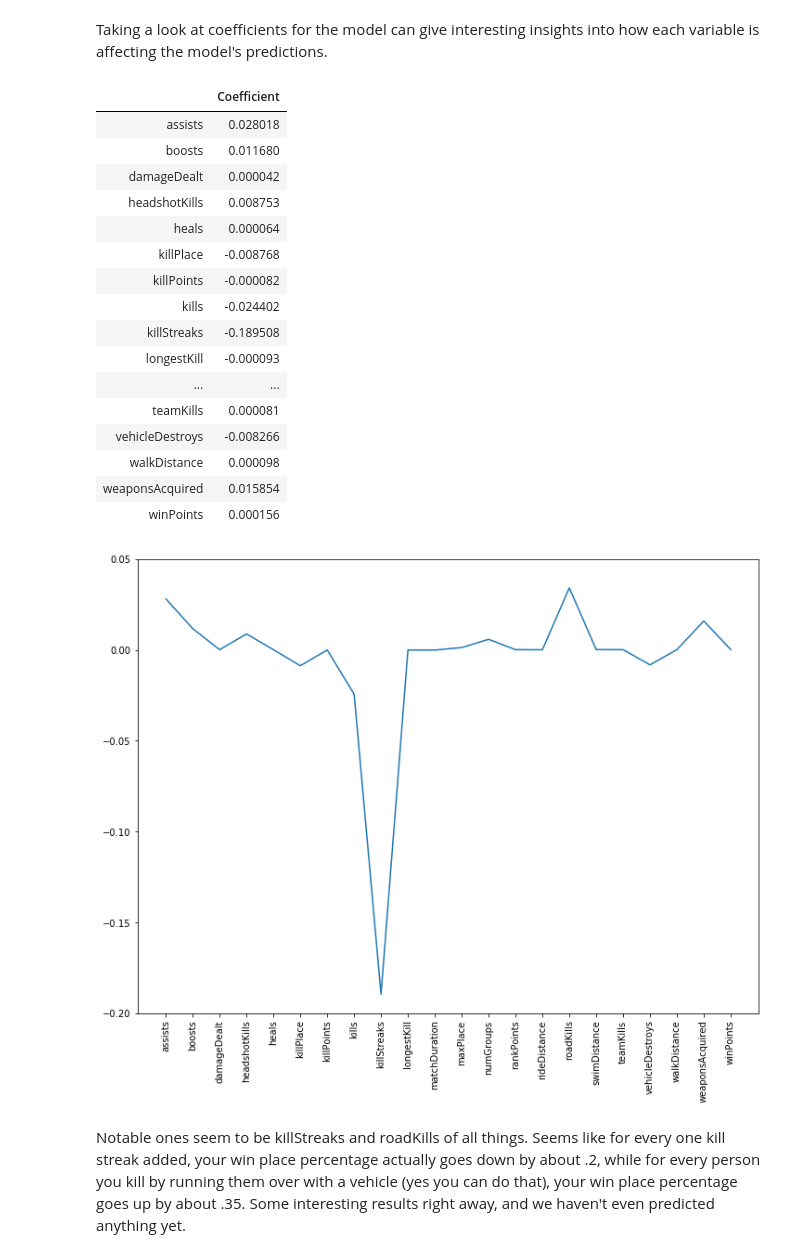
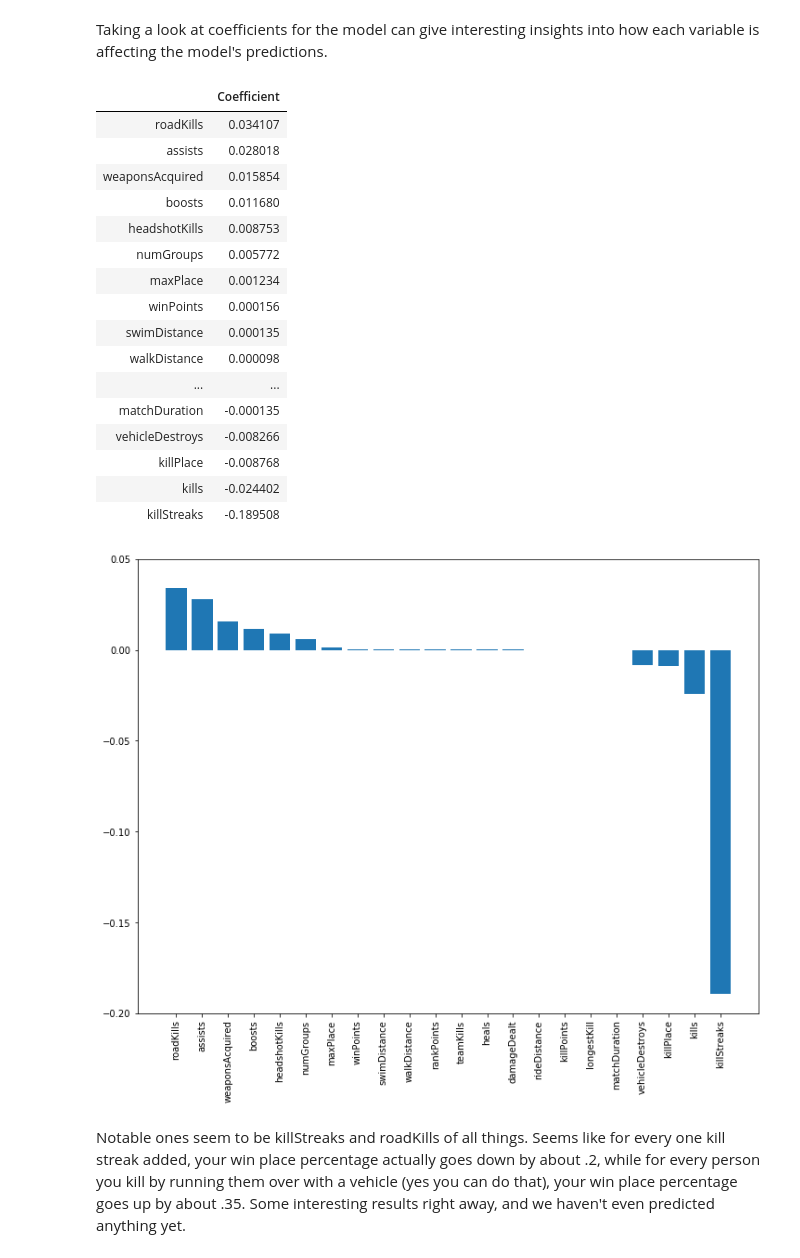
Before and after one commit to davidbuehler07/Capstone-Project-1, a Jupyter notebook: Capstone Project 1 - Machine Learning Baseline Analysis.ipynb, the cells around one changed output. Cells and saved outputs as stored; diff of their text form; code cells hidden in the pictures.

```diff
--- a/Capstone Project 1 - Machine Learning Baseline Analysis.ipynb
+++ b/Capstone Project 1 - Machine Learning Baseline Analysis.ipynb
@@ -75,33 +75,34 @@ LinearRegression(copy_X=True, fit_intercept=True, n_jobs=None, normalize=False)
 Taking a look at coefficients for the model can give interesting insights into how each variable is affecting the model's predictions.
 # %%
 coef_df = pd.DataFrame(linreg.coef_, X.columns, columns=['Coefficient'])
+coef_df = coef_df.sort_values('Coefficient', ascending=False)
 coef_df
 # %% [output]
 |  | Coefficient |
+| roadKills | 0.034107 |
 | assists | 0.028018 |
+| weaponsAcquired | 0.015854 |
 | boosts | 0.011680 |
-| damageDealt | 0.000042 |
 | headshotKills | 0.008753 |
-| heals | 0.000064 |
+| numGroups | 0.005772 |
+| maxPlace | 0.001234 |
+| winPoints | 0.000156 |
+| swimDistance | 0.000135 |
+| walkDistance | 0.000098 |
+| ... | ... |
+| matchDuration | -0.000135 |
+| vehicleDestroys | -0.008266 |
 | killPlace | -0.008768 |
-| killPoints | -0.000082 |
 | kills | -0.024402 |
 | killStreaks | -0.189508 |
-| longestKill | -0.000093 |
-| ... | ... |
-| teamKills | 0.000081 |
-| vehicleDestroys | -0.008266 |
-| walkDistance | 0.000098 |
-| weaponsAcquired | 0.015854 |
-| winPoints | 0.000156 |
 # %%
 plt.figure(figsize=(12,9))
-plt.plot(range(len(coef_df.index)), coef_df['Coefficient'])
-plt.xticks(range(len(coef_df.index)), coef_df.index, rotation=90)
+plt.bar(coef_df.index, coef_df['Coefficient'])
+plt.xticks(rotation=90)
 plt.ylim(-.2, .05)
 plt.show()
 # %% [output]
-[figure, old version]
+[figure, new version]
 # %% [markdown]
 Notable ones seem to be killStreaks and roadKills of all things. Seems like for every one kill streak added, your win place percentage actually goes down by about .2, while for every person you kill by running them over with a vehicle (yes you can do that), your win place percentage goes up by about .35. Some interesting results right away, and we haven't even predicted anything yet.
 # %%
```
Also changed, not shown: parts of 4 cells of this notebook.
